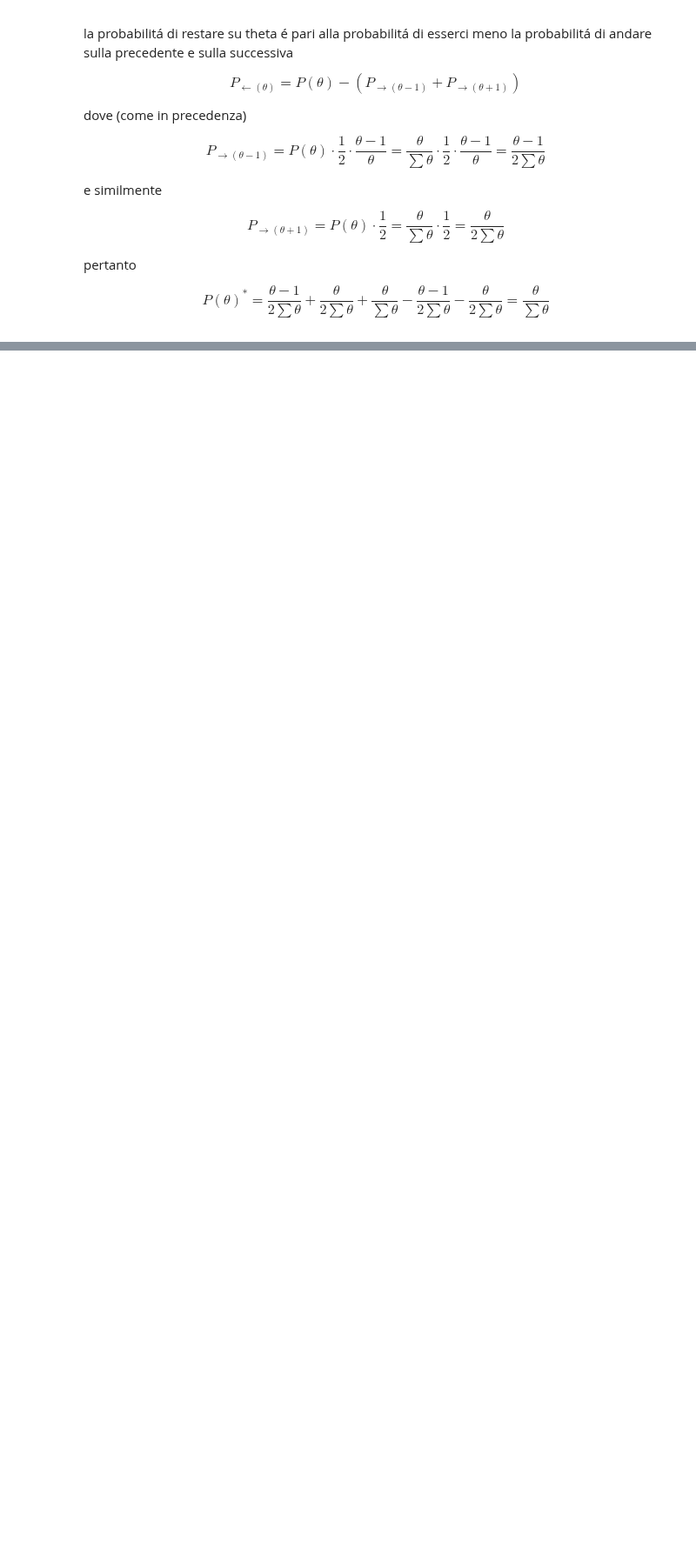
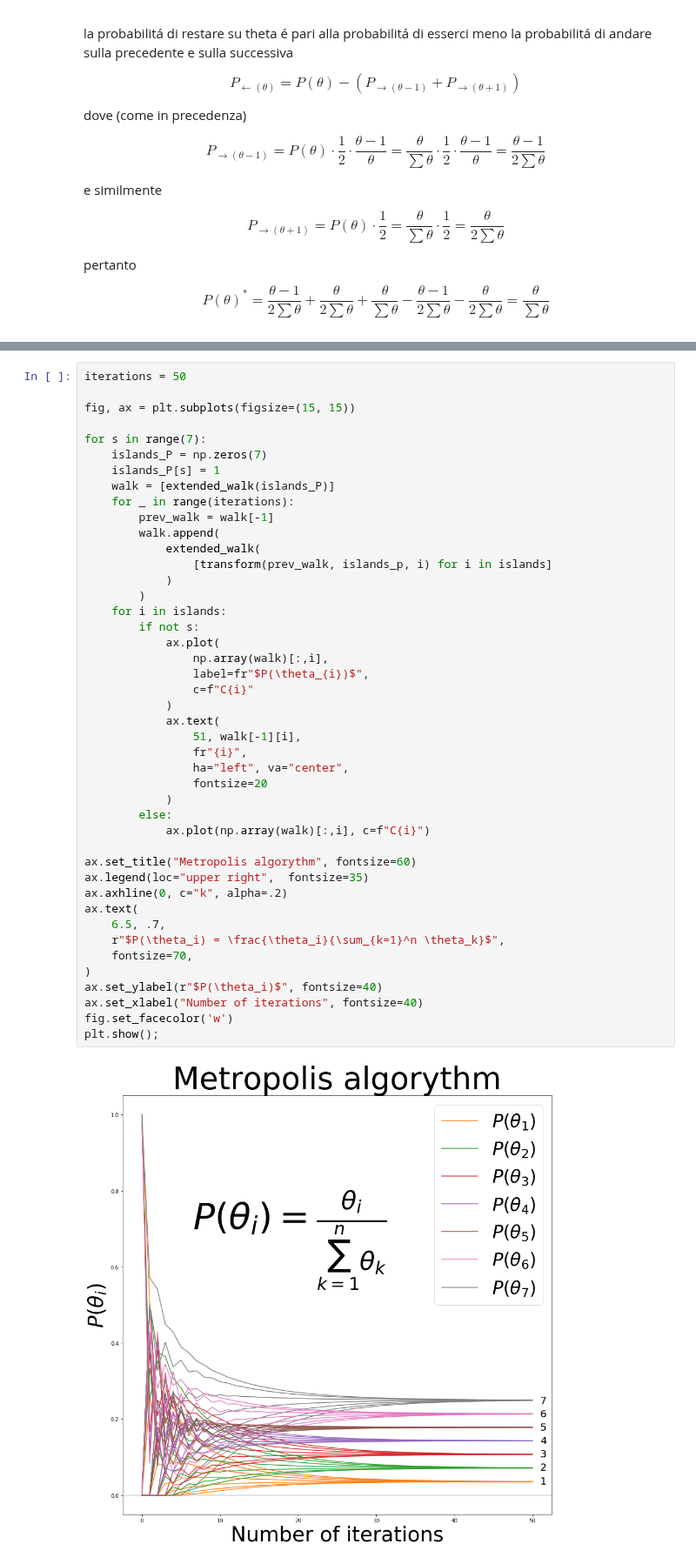
Before and after one commit to maxdevblock/covid-19-italy, a Jupyter notebook: OLD/accadere/matrix.ipynb, the cells around one changed output, grey strips where cells are left out. Shown at 87% size. Drawn from its saved outputs; the diff is of its cells as text; blank space fills up the shorter version.

Commit message:
metropolis summary

```diff
--- a/OLD/accadere/matrix.ipynb
+++ b/OLD/accadere/matrix.ipynb
@@ -222,3 +222,49 @@ fig.set_facecolor('w')
 plt.show();
 # %% [output]
 [figure]
+# %%
+iterations = 50
+
+fig, ax = plt.subplots(figsize=(15, 15))
+
+for s in range(7):
+    islands_P = np.zeros(7)
+    islands_P[s] = 1
+    walk = [extended_walk(islands_P)]
+    for _ in range(iterations):
+        prev_walk = walk[-1]
+        walk.append(
+            extended_walk(
+                [transform(prev_walk, islands_p, i) for i in islands]
+            )
+        )
+    for i in islands:
+        if not s:
+            ax.plot(
+                np.array(walk)[:,i],
+                label=fr"$P(\theta_{i})$",
+                c=f"C{i}"
+            )
+            ax.text(
+                51, walk[-1][i],
+                fr"{i}",
+                ha="left", va="center",
+                fontsize=20
+            )
+        else:
+            ax.plot(np.array(walk)[:,i], c=f"C{i}")
+
+ax.set_title("Metropolis algorythm", fontsize=60)
+ax.legend(loc="upper right",  fontsize=35)
+ax.axhline(0, c="k", alpha=.2)
+ax.text(
+    6.5, .7,
+    r"$P(\theta_i) = \frac{\theta_i}{\sum_{k=1}^n \theta_k}$",
+    fontsize=70,
+)
+ax.set_ylabel(r"$P(\theta_i)$", fontsize=40)
+ax.set_xlabel("Number of iterations", fontsize=40)
+fig.set_facecolor('w')
+plt.show();
+# %% [output]
+[figure, added]
```
